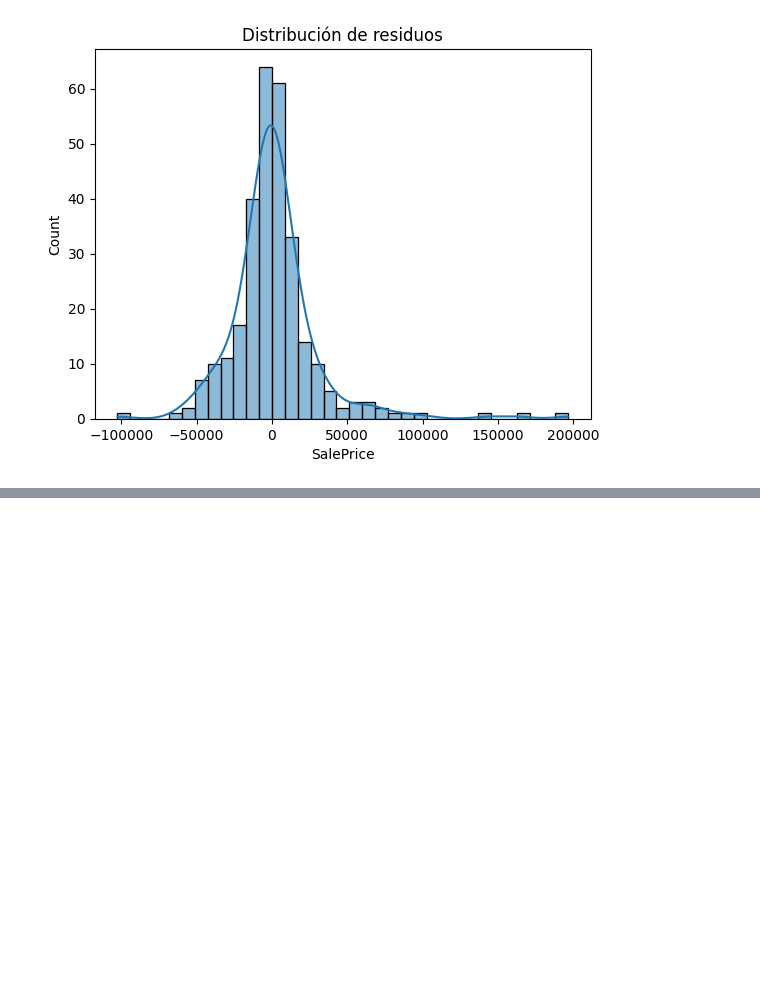
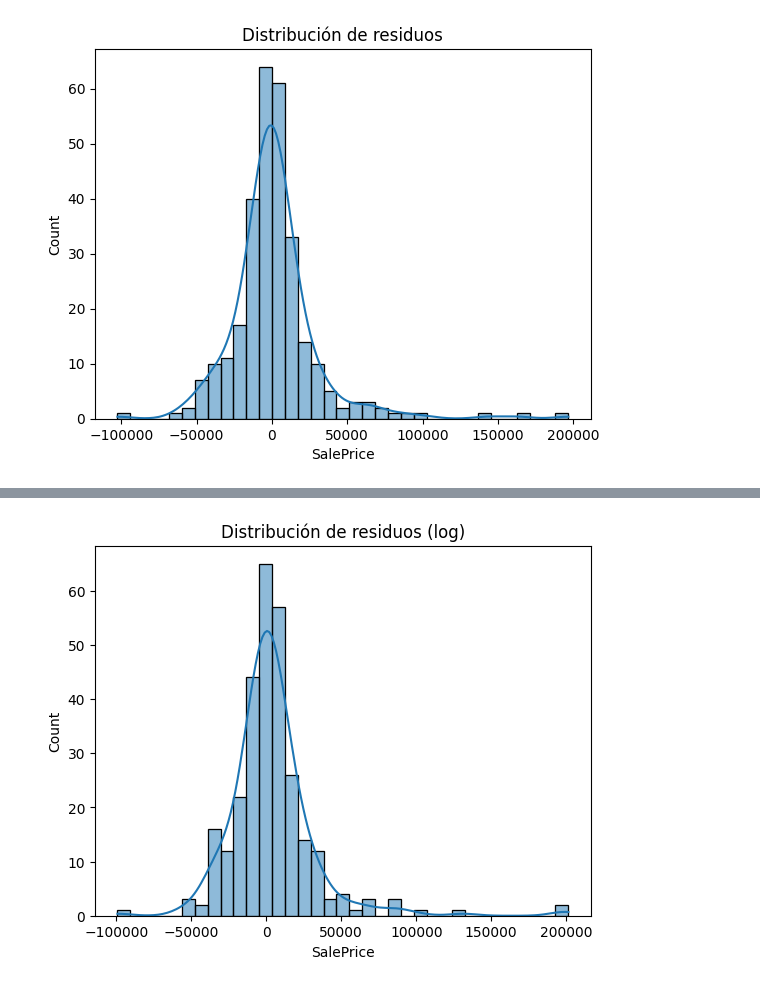
Before and after one commit to Edenilson-Molina/ml-house-prices, a Jupyter notebook: notebooks/03_modeling_eval.ipynb, the cells around one changed output, grey strips where cells are left out. Saved outputs shown, nothing was run; the diff lists cells and outputs as text; code cells hidden in the pictures; blank space fills up the shorter version.

```diff
--- a/notebooks/03_modeling_eval.ipynb
+++ b/notebooks/03_modeling_eval.ipynb
@@ -146,0 +203,6 @@ plt.show()
+# %%
+# Entrenamiento con logaritmo
+rf_model_log = RandomForestRegressor(n_estimators=100, random_state=42)
+rf_model_log.fit(X_train, y_train_log)
+rf_log_pred_log = rf_model_log.predict(X_test)
+rf_log_pred = np.expm1(rf_log_pred_log)
@@ -146,0 +221,8 @@ plt.show()
+# %%
+# Analisis de residuos (log)
+residuos_rf_log = y_test - rf_log_pred
+sns.histplot(residuos_rf_log, kde=True)
+plt.title("Distribución de residuos (log)")
+plt.show()
+# %% [output]
+[figure, added]
```
Also changed, not shown: parts of 15 cells of this notebook, 4 other files.
